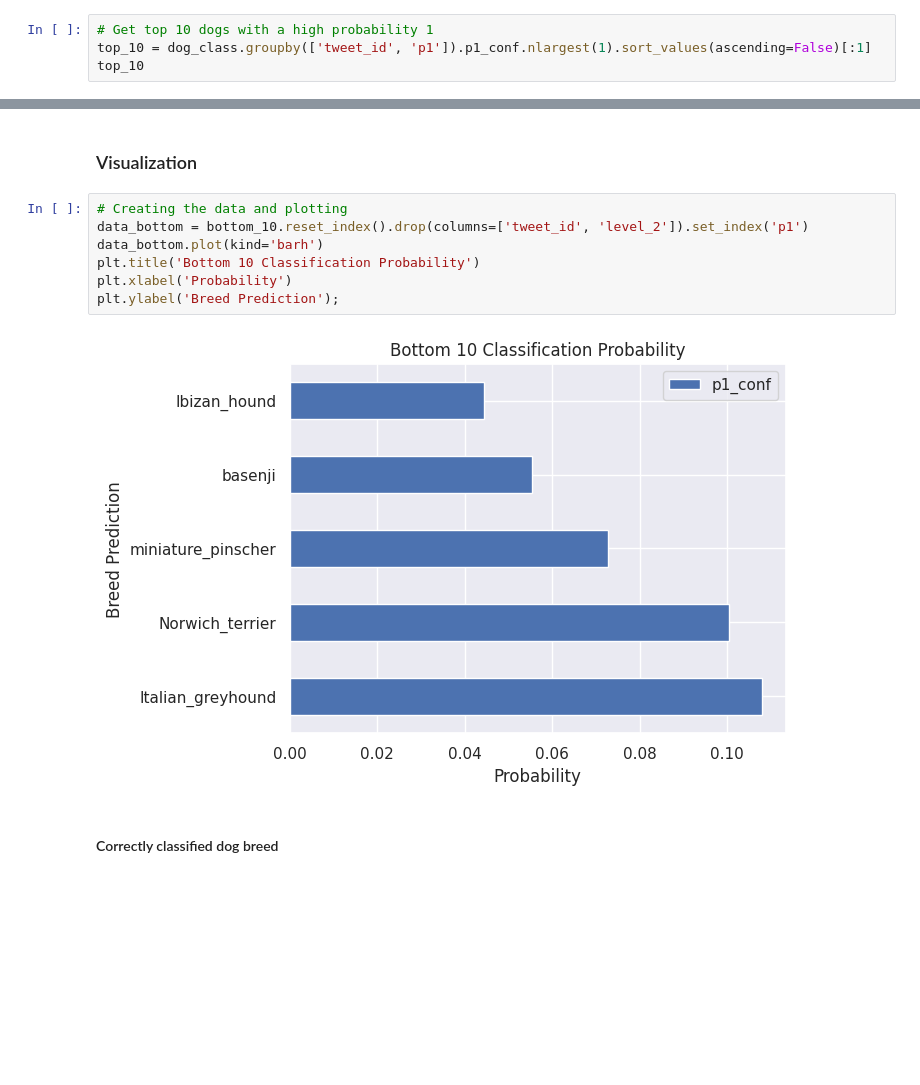
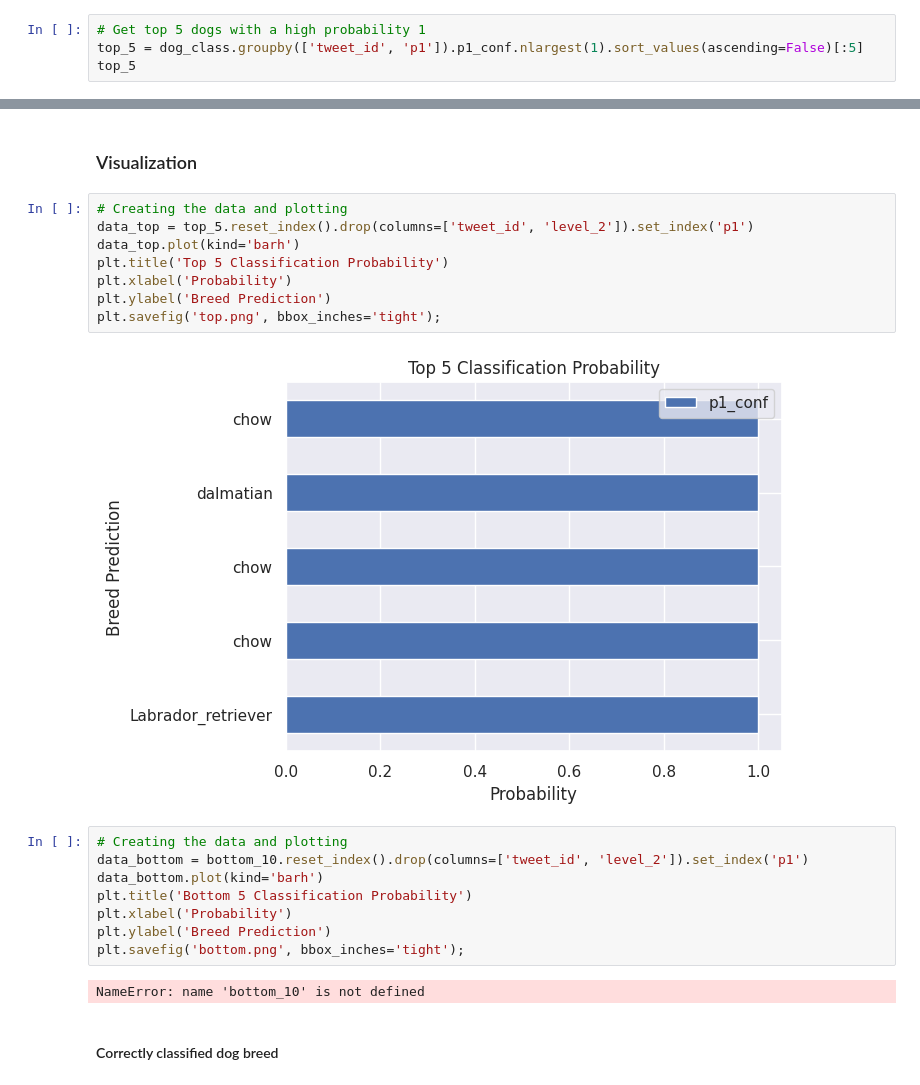
Before and after one commit to MmakolaMC/data_wrangling, a Jupyter notebook: wrangle_act.ipynb, the cells around one changed output, grey strips where cells are left out. Saved outputs shown, nothing was run; the diff lists cells and outputs as text; blank space fills up the shorter version.

```diff
--- a/wrangle_act.ipynb
+++ b/wrangle_act.ipynb
@@ -632,9 +632,9 @@ dog_class.shape
 # %% [output]
 (1232, 24)
 # %%
-# Get top 10 dogs with a high probability 1
-top_10 = dog_class.groupby(['tweet_id', 'p1']).p1_conf.nlargest(1).sort_values(ascending=False)[:1]
-top_10
+# Get top 5 dogs with a high probability 1
+top_5 = dog_class.groupby(['tweet_id', 'p1']).p1_conf.nlargest(1).sort_values(ascending=False)[:5]
+top_5
 # %% [output]
 tweet_id            p1
 697463031882764288  Labrador_retriever  1192    0.999885
@@ -743,15 +747,26 @@ Name: jpg_url, dtype: object
 5. When the classification algorithm classifies wrong, It really CLASSIFIES WRONG! proof being the dog classified as a mousetrap, paddle wheel and a black widow.
 # %% [markdown]
 ### Visualization
+# %%
+# Creating the data and plotting
+data_top = top_5.reset_index().drop(columns=['tweet_id', 'level_2']).set_index('p1')
+data_top.plot(kind='barh')
+plt.title('Top 5 Classification Probability')
+plt.xlabel('Probability')
+plt.ylabel('Breed Prediction')
+plt.savefig('top.png', bbox_inches='tight');
+# %% [output]
+[figure, added]
 # %%
 # Creating the data and plotting
 data_bottom = bottom_10.reset_index().drop(columns=['tweet_id', 'level_2']).set_index('p1')
 data_bottom.plot(kind='barh')
-plt.title('Bottom 10 Classification Probability')
+plt.title('Bottom 5 Classification Probability')
 plt.xlabel('Probability')
-plt.ylabel('Breed Prediction');
+plt.ylabel('Breed Prediction')
+plt.savefig('bottom.png', bbox_inches='tight');
 # %% [output]
-[figure, removed]
+NameError: name 'bottom_10' is not defined
 # %% [markdown]
 #### Correctly classified dog breed
 # %%
```
Also changed, not shown: parts of 11 cells of this notebook, 6 other files.
